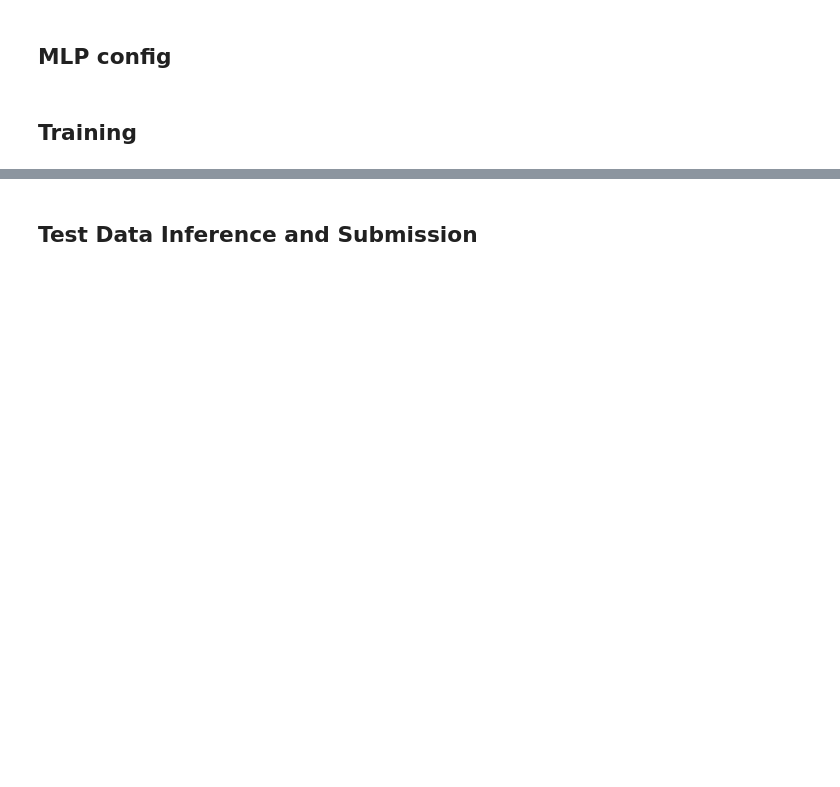
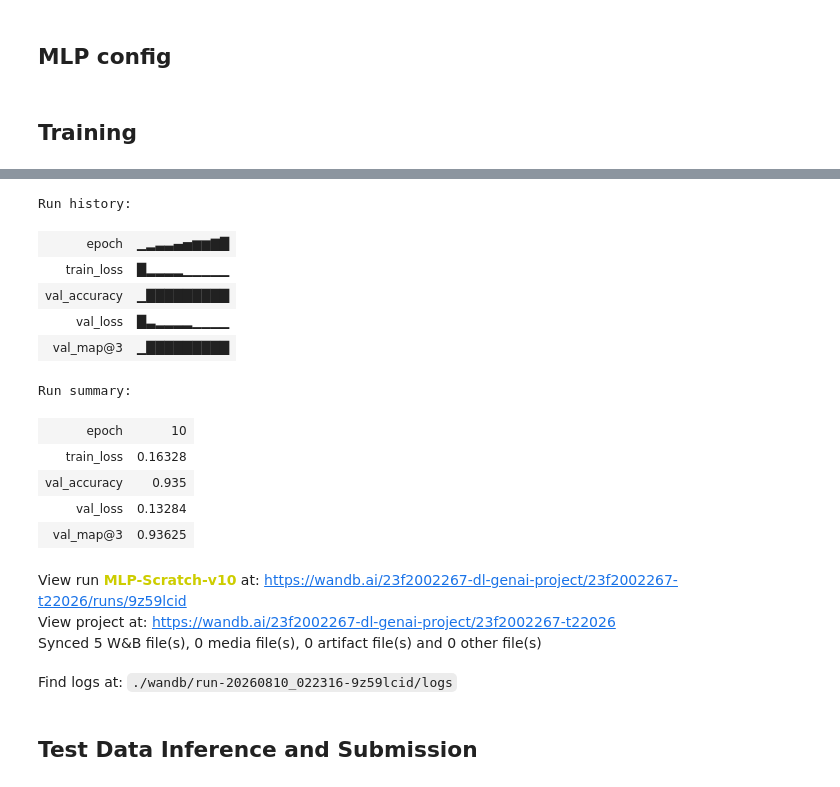
Before and after one commit to 23f2002267/dl-genai-project-26-t2, a Jupyter notebook: DL-23f2002267-notebook-t22026.ipynb, the cells around one changed output, grey strips where cells are left out. Cells and saved outputs as stored; diff of their text form; code cells hidden in the pictures; blank space fills up the shorter version.

```diff
--- a/DL-23f2002267-notebook-t22026.ipynb
+++ b/DL-23f2002267-notebook-t22026.ipynb
@@ -772,6 +760,25 @@ def extract_tfidf_features(df):
         X.append(row_opts)
         y.append(row['label'])
     return np.array(X, dtype=np.float32), np.array(y, dtype=np.int64)
+
+def compute_map3(logits, labels):
+    # logits: torch.Tensor [batch_size, num_classes]
+    # labels: torch.Tensor [batch_size]
+    preds = logits.cpu().numpy()
+    labels = labels.cpu().numpy()
+
+    top3_preds = np.argsort(preds, axis=1)[:, ::-1][:, :3]
+    scores = []
+    for row, true_label in zip(top3_preds, labels):
+        if true_label == row[0]:
+            scores.append(1.0)
+        elif true_label == row[1]:
+            scores.append(0.5)
+        elif true_label == row[2]:
+            scores.append(1/3)
+        else:
+            scores.append(0.0)
+    return np.mean(scores)
 # %% [markdown]
 ## Data Prep and loading
 # %%
@@ -858,11 +867,11 @@ for epoch in range(EPOCHS):
     train_acc = correct / total
     avg_train_loss = train_loss / total
 
-    # Validation
     model.eval()
     val_loss = 0.0
     val_correct = 0
     val_total = 0
+    val_map3_scores = []
 
     with torch.no_grad():
         for batch_X, batch_y in val_loader:
@@ -875,18 +884,24 @@ for epoch in range(EPOCHS):
             val_correct += (preds == batch_y).sum().item()
             val_total += len(batch_y)
 
+            # Compute MAP@3 for this batch
+            val_map3_scores.append(compute_map3(logits, batch_y))
+
     val_acc = val_correct / val_total
     avg_val_loss = val_loss / val_total
+    val_map3 = np.mean(val_map3_scores)
 
-    # Log metrics to W&B
     wandb.log({
-        "epoch": epoch + 1,
-        "train_loss": avg_train_loss,
-        "train_accuracy": train_acc,
-        "val_loss": avg_val_loss,
-        "val_accuracy": val_acc
+    "epoch": epoch + 1,
+    "train_loss": avg_train_loss,
+    # "train_accuracy": train_acc,
+    "val_loss": avg_val_loss,
+    "val_accuracy": val_acc,
+    "val_map@3": val_map3
     })
 
-    print(f"Epoch {epoch+1:02d}/{EPOCHS} | Train Loss: {avg_train_loss:.4f} | Train Acc: {train_acc:.4f} | Val Loss: {avg_val_loss:.4f} | Val Acc: {val_acc:.4f}")
+
+    print(f"Epoch {epoch+1:02d}/{EPOCHS} | Training Loss: {avg_train_loss:.4f} | Validation Loss: {avg_val_loss:.4f} | Accuracy: {val_acc:.4f} | Map@3: {val_map3:.4f}")
 
 wandb.finish()
+# %% [output]
@@ -893,3 +920,19 @@ wandb.finish()
+Run history:
+| epoch | ▁▂▃▃▄▅▆▆▇█ |
+| train_loss | █▂▂▂▂▁▁▁▁▁ |
+| val_accuracy | ▁█████████ |
+| val_loss | █▃▂▂▂▂▁▁▁▁ |
+| val_map@3 | ▁█████████ |
+Run summary:
+| epoch | 10 |
+| train_loss | 0.16328 |
+| val_accuracy | 0.935 |
+| val_loss | 0.13284 |
+| val_map@3 | 0.93625 |
+View run MLP-Scratch-v10 at: https://wandb.ai/23f2002267-dl-genai-project/23f2002267-t22026/runs/9z59lcid
+View project at: https://wandb.ai/23f2002267-dl-genai-project/23f2002267-t22026
+Synced 5 W&B file(s), 0 media file(s), 0 artifact file(s) and 0 other file(s)
+Find logs at: ./wandb/run-20260810_022316-9z59lcid/logs
 # %% [markdown]
 ## Test Data Inference and Submission
 # %%
```
Also changed, not shown: parts of 13 cells of this notebook.
